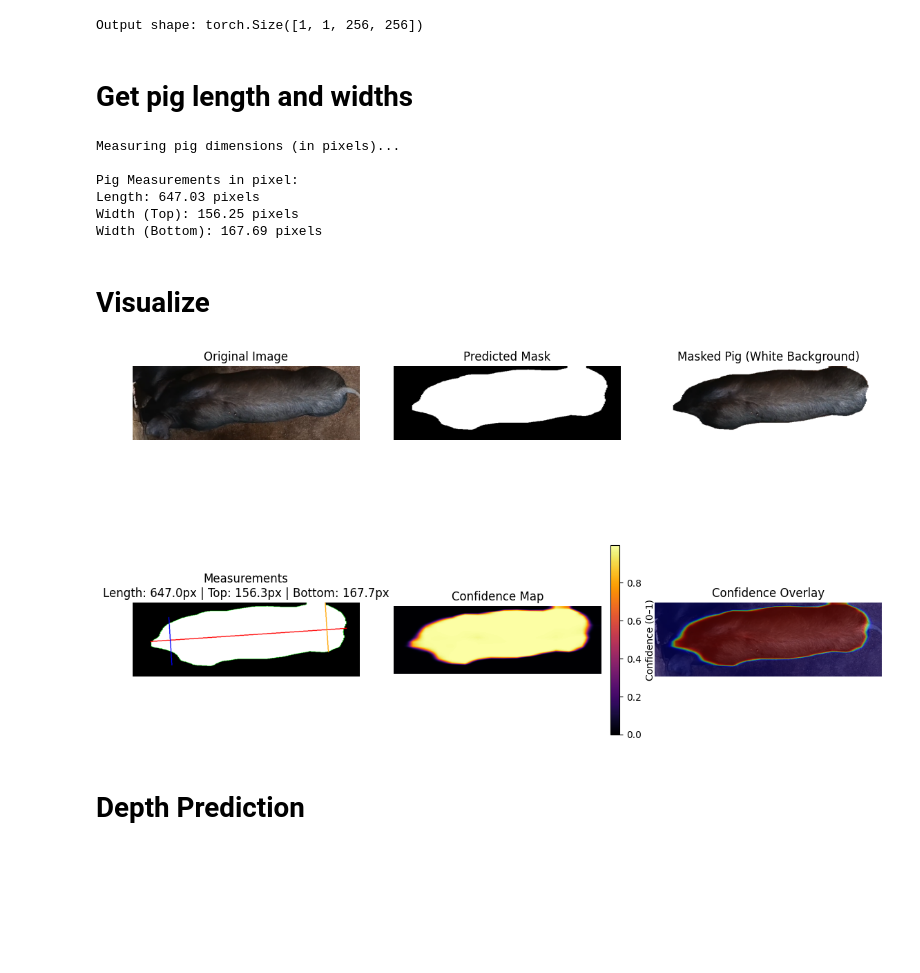
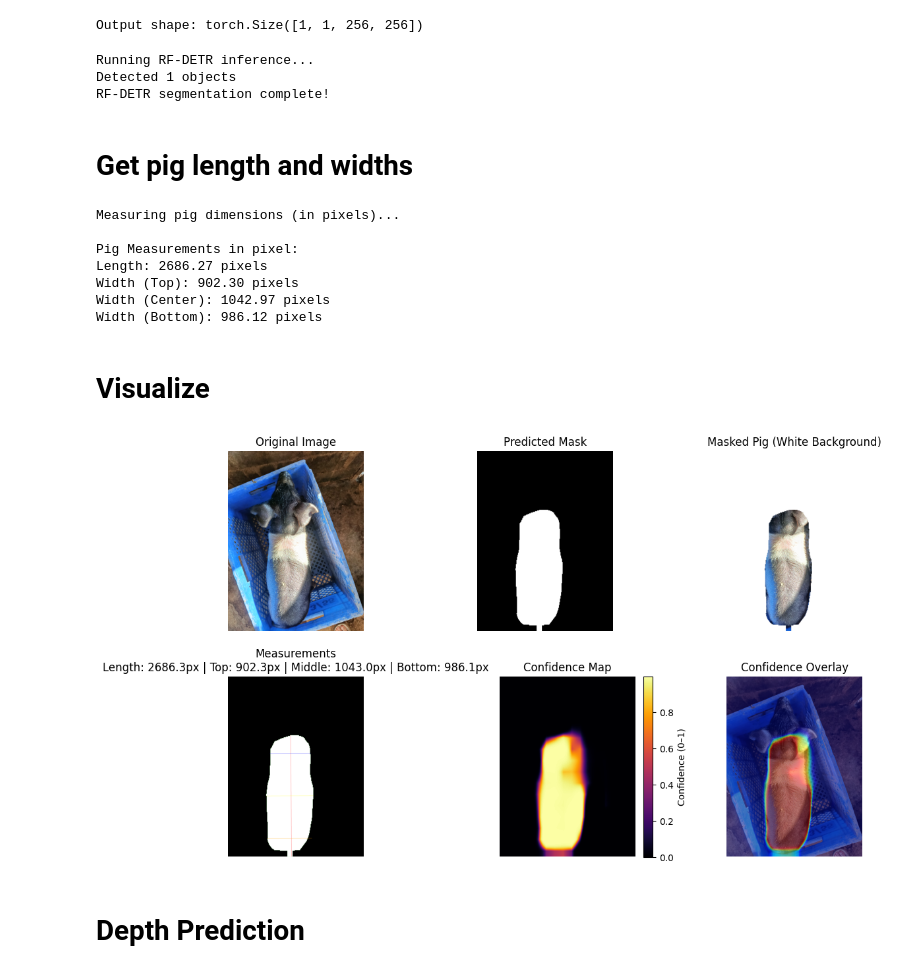
Before and after one commit to PhurichAmorn/URD-2_BlackPigProject, a Jupyter notebook: pig_segmentation/segment/model.ipynb, the cells around one changed output. Saved outputs shown, nothing was run; the diff lists cells and outputs as text; code cells hidden in the pictures; blank space fills up the shorter version.

Commit message:
update segment model with rfdetr and 3 lines for measurement

```diff
--- a/pig_segmentation/segment/model.ipynb
+++ b/pig_segmentation/segment/model.ipynb
@@ -54,2 +57,8 @@ Using NVIDIA CUDA
 Loading Model...
 Model loaded successfully!
+# %%
+# Load RF-DETR model
+print("Loading RF-DETR segmentation model...")
+model_path = "checkpoint_best_total.pth"
+model = RFDETRSegPreview(pretrain_weights=model_path, model_size="n")
+model.optimize_for_inference()
@@ -66,7 +81,7 @@ image_transforms = transforms.Compose([
 
 # load the image
 print("Loading an Image...")
-input_image_path = '../../../images/cropped_pig-vid.png'
+input_image_path = '../../../images/test-1.jpg'
 input_image = Image.open(input_image_path).convert("RGB")
 input_tensor = image_transforms(input_image).unsqueeze(0).to(device)
 # %% [output]
@@ -113,12 +126,54 @@ masked_pig[mask_resized < 0.5] = [255, 255, 255]  # White background
 binary_mask_for_measurement = (mask_resized * 255).astype(np.uint8)
 # %% [output]
 Output shape: torch.Size([1, 1, 256, 256])
+# %%
+# Convert input image to uint8 BGR format for inference
+input_image_bgr = cv2.cvtColor(np.array(input_image), cv2.COLOR_RGB2BGR)
+
+# Run RF-DETR inference
+print("Running RF-DETR inference...")
+detections = model.predict(input_image_bgr, threshold=0.25)
+
+# Extract masks from detections
+print(f"Detected {len(detections)} objects")
+
+# Get original image dimensions
+original_size = input_image.size  # (width, height)
+original_h, original_w = original_size[1], original_size[0]
+
+# Combine all masks into a single binary mask
+combined_mask = np.zeros((original_h, original_w), dtype=np.uint8)
+
+if detections.mask is not None:
+    for mask in detections.mask:
+        combined_mask = np.maximum(combined_mask, (mask > 0).astype(np.uint8))
+else:
+    print("Warning: No masks detected. Using bounding boxes to create masks.")
+    for box in detections.xyxy:
+        x1, y1, x2, y2 = box.astype(int)
+        combined_mask[y1:y2, x1:x2] = 1
+
+# Normalize combined mask to [0, 1]
+mask_resized = combined_mask.astype(np.float32)
+confidence_resized = combined_mask.astype(np.float32)
+binary_mask_for_measurement = (combined_mask * 255).astype(np.uint8)
+
+# Create masked pig image (pig only, white background)
+input_image_array = np.array(input_image)
+masked_pig = input_image_array.copy()
+masked_pig[mask_resized < 0.5] = [255, 255, 255]  # White background
+
+print("RF-DETR segmentation complete!")
+# %% [output]
+Running RF-DETR inference...
+Detected 1 objects
+RF-DETR segmentation complete!
 # %% [markdown]
 # Get pig length and widths
 # %%
 def measure_pig_length_and_widths(binary_mask, frac_shift=0.1, window_frac=0.1, visualize=True):
     """
-    Measure the pig's main body length and approximate widths near the top and bottom
+    Measure the pig's main body length and approximate widths near the top, middle, and bottom
     based on PCA of the largest contour in a binary mask.
 
     Arg:
@@ -136,6 +191,7 @@ def measure_pig_length_and_widths(binary_mask, frac_shift=0.1, window_frac=0.1,
         {
             "length": float,
             "width_top": float,
+            "width_middle": float,
             "width_bottom": float,
             "annotated_image": np.ndarray
         }
@@ -162,8 +218,9 @@ def measure_pig_length_and_widths(binary_mask, frac_shift=0.1, window_frac=0.1,
     p1 = center + axis * min_proj
     p2 = center + axis * max_proj
 
-    # Compute top/bottom sample points
+    # Compute top, middle, and bottom sample points
     top_point = p1 + (p2 - p1) * frac_shift
+    middle_point = p1 + (p2 - p1) * 0.5
     bottom_point = p2 - (p2 - p1) * frac_shift
 
     def local_width(sample_point, points, axis, axis2, window_frac):
@@ -184,8 +241,9 @@ def measure_pig_length_and_widths(binary_mask, frac_shift=0.1, window_frac=0.1,
         width = np.linalg.norm(p_end - p_start)
         return width, p_start, p_end
 
-    # Compute widths
+    # Compute widths and endpoints for lines
     width_top, top_a, top_b = local_width(top_point, points, axis, axis2, window_frac)
+    width_middle, mid_a, mid_b = local_width(middle_point, points, axis, axis2, window_frac)
     width_bottom, bot_a, bot_b = local_width(bottom_point, points, axis, axis2, window_frac)
 
     # Compute length
@@ -196,17 +254,20 @@ def measure_pig_length_and_widths(binary_mask, frac_shift=0.1, window_frac=0.1,
     cv2.drawContours(mask_rgb, [pig_contour], -1, (0, 255, 0), 1)
     cv2.line(mask_rgb, tuple(p1.astype(int)), tuple(p2.astype(int)), (0, 0, 255), 2)  # main length
     cv2.line(mask_rgb, tuple(top_a.astype(int)), tuple(top_b.astype(int)), (255, 0, 0), 2)  # top width
+    cv2.line(mask_rgb, tuple(mid_a.astype(int)), tuple(mid_b.astype(int)), (0, 255, 255), 2)  # middle width (yellow)
     cv2.line(mask_rgb, tuple(bot_a.astype(int)), tuple(bot_b.astype(int)), (0, 165, 255), 2)  # bottom width
 
     if visualize:
+        plt.figure(figsize=(8, 8))
         plt.imshow(cv2.cvtColor(mask_rgb, cv2.COLOR_BGR2RGB))
-        plt.title("Pig Length and Local Widths")
+        plt.title("Pig Length and Local Widths (Top, Middle, Bottom)")
         plt.axis("off")
         plt.show()
 
     return {
         "length": length,
         "width_top": width_top,
+        "width_middle": width_middle,
         "width_bottom": width_bottom,
         "annotated_image": mask_rgb
     }
@@ -215,8 +276,8 @@ def measure_pig_length_and_widths(binary_mask, frac_shift=0.1, window_frac=0.1,
 print("Measuring pig dimensions (in pixels)...")
 measurements = measure_pig_length_and_widths(
     binary_mask_for_measurement,
-    frac_shift=0.1,
-    window_frac=0.1,
+    frac_shift=0.15,
+    window_frac=0.15,
     visualize=False
 )
 
@@ -224,14 +285,16 @@ measurements = measure_pig_length_and_widths(
 print(f"\nPig Measurements in pixel:")
 print(f"Length: {measurements['length']:.2f} pixels")
 print(f"Width (Top): {measurements['width_top']:.2f} pixels")
+print(f"Width (Center): {measurements['width_middle']:.2f} pixels")
 print(f"Width (Bottom): {measurements['width_bottom']:.2f} pixels")
 # %% [output]
 Measuring pig dimensions (in pixels)...
 
 Pig Measurements in pixel:
-Length: 647.03 pixels
-Width (Top): 156.25 pixels
-Width (Bottom): 167.69 pixels
+Length: 2686.27 pixels
+Width (Top): 902.30 pixels
+Width (Center): 1042.97 pixels
+Width (Bottom): 986.12 pixels
 # %% [markdown]
 # Visualize
 # %%
@@ -248,34 +311,35 @@ ax2.imshow(mask_resized, cmap='gray')
 ax2.set_title('Predicted Mask')
 ax2.axis('off')
 
 ax3 = fig.add_subplot(gs[0, 2])
 ax3.imshow(masked_pig)
 ax3.set_title('Masked Pig (White Background)')
 ax3.axis('off')
 
 ax4 = fig.add_subplot(gs[1, 0])
 ax4.imshow(cv2.cvtColor(measurements['annotated_image'], cv2.COLOR_BGR2RGB))
 ax4.set_title(f"Measurements\nLength: {measurements['length']:.1f}px | "
               f"Top: {measurements['width_top']:.1f}px | "
+              f"Middle: {measurements['width_middle']:.1f}px | "
               f"Bottom: {measurements['width_bottom']:.1f}px")
 ax4.axis('off')
 
 ax5 = fig.add_subplot(gs[1, 1])
 im = ax5.imshow(confidence_resized, cmap='inferno')
 ax5.set_title('Confidence Map')
 ax5.axis('off')
 plt.colorbar(im, ax=ax5, fraction=0.046, pad=0.04, label='Confidence (0–1)')
 
 ax6 = fig.add_subplot(gs[1, 2])
 ax6.imshow(input_image)
 ax6.imshow(confidence_resized, cmap='jet', alpha=0.5)
 ax6.set_title('Confidence Overlay')
 ax6.axis('off')
 
 plt.tight_layout()
 plt.show()
 # %% [output]
-[figure, old version]
+[figure, new version]
 # %% [markdown]
 # Depth Prediction
 # %%
```
Also changed, not shown: parts of 6 cells of this notebook, 1 other file.
